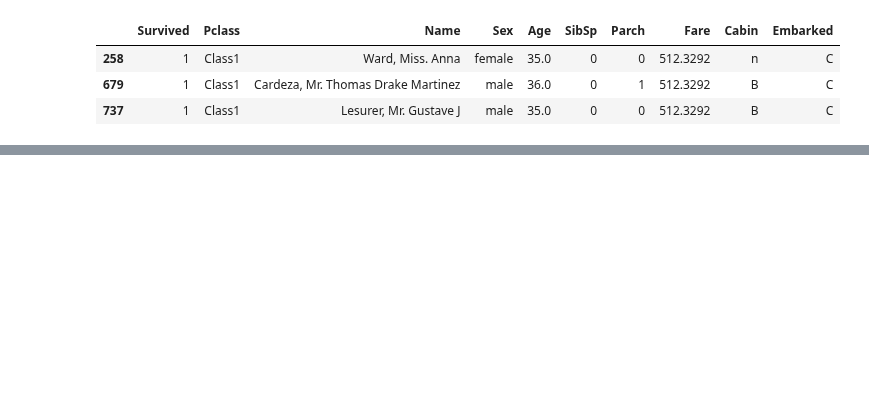
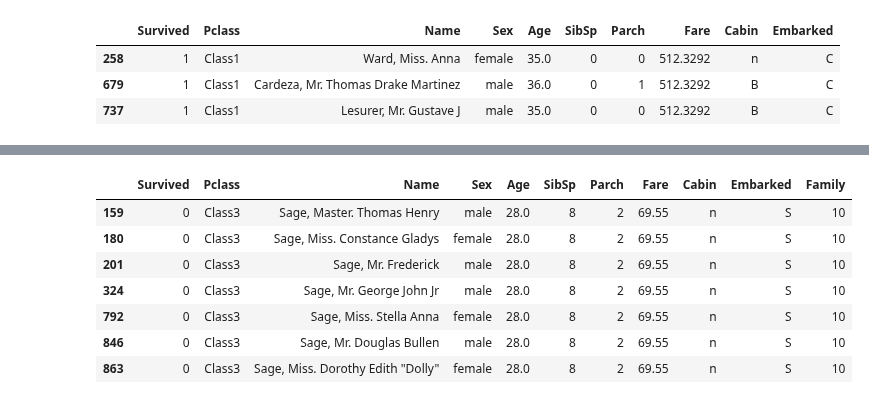
Before and after one commit to yigaai/StoryTelling_with_Data_myTelescope, a Jupyter notebook: data-exploration-and-cleaning.ipynb, the cells around one changed output, grey strips where cells are left out. Drawn from its saved outputs; the diff is of its cells as text; code cells hidden in the pictures; blank space fills up the shorter version.

```diff
--- a/data-exploration-and-cleaning.ipynb
+++ b/data-exploration-and-cleaning.ipynb
@@ -663,0 +682,21 @@ titanic_train.loc[index]
+# %%
+# Create a new variable, Family
+# combines SibSp and Parch to indicate the total number of family members
+# (siblings, spouses, parents, and children) a passenger has on board.
+
+titanic_train["Family"] = titanic_train["SibSp"] + titanic_train["Parch"]
+# %%
+# Find out who had the most family members on board:
+
+most_family = np.where(titanic_train["Family"] == max(titanic_train["Family"]))
+
+titanic_train.loc[most_family]
+# %% [output]
+|  | Survived | Pclass | Name | Sex | Age | SibSp | Parch | Fare | Cabin | Embarked | Family |
+| 159 | 0 | Class3 | Sage, Master. Thomas Henry | male | 28.0 | 8 | 2 | 69.55 | n | S | 10 |
+| 180 | 0 | Class3 | Sage, Miss. Constance Gladys | female | 28.0 | 8 | 2 | 69.55 | n | S | 10 |
+| 201 | 0 | Class3 | Sage, Mr. Frederick | male | 28.0 | 8 | 2 | 69.55 | n | S | 10 |
+| 324 | 0 | Class3 | Sage, Mr. George John Jr | male | 28.0 | 8 | 2 | 69.55 | n | S | 10 |
+| 792 | 0 | Class3 | Sage, Miss. Stella Anna | female | 28.0 | 8 | 2 | 69.55 | n | S | 10 |
+| 846 | 0 | Class3 | Sage, Mr. Douglas Bullen | male | 28.0 | 8 | 2 | 69.55 | n | S | 10 |
+| 863 | 0 | Class3 | Sage, Miss. Dorothy Edith "Dolly" | female | 28.0 | 8 | 2 | 69.55 | n | S | 10 |
```
Also changed, not shown: parts of 6 cells of this notebook.
